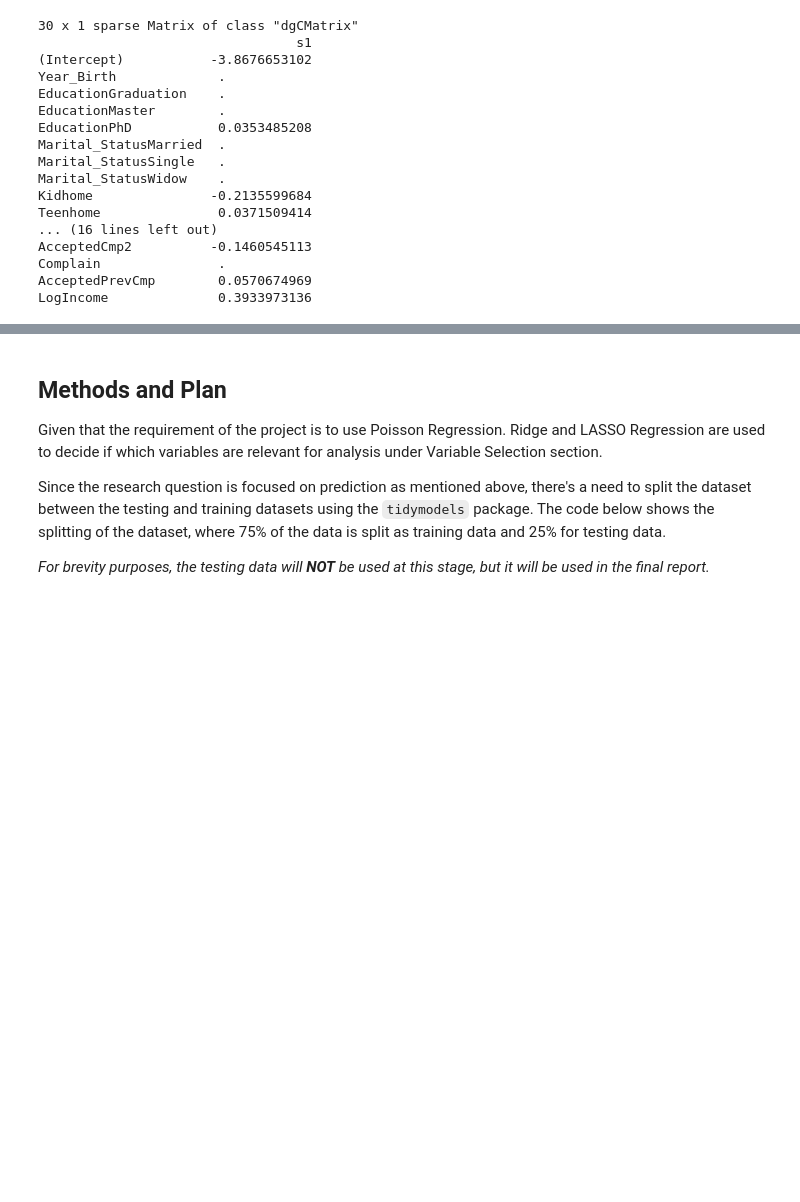
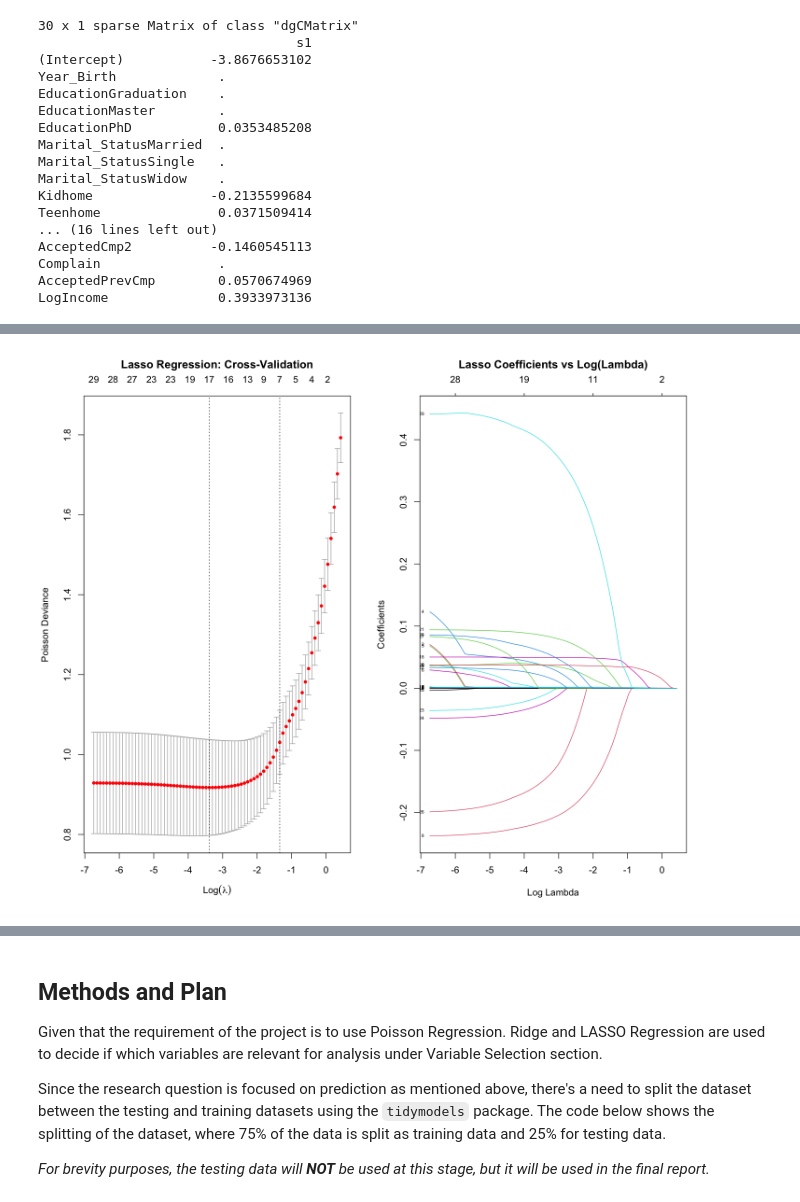
Before and after one commit to DrakenRaptor/STAT301_ProjectGrp26, a Jupyter notebook: STAT301 Grp 26 Project Final.ipynb, the cells around one changed output, grey strips where cells are left out. Cells and saved outputs as stored; diff of their text form; code cells hidden in the pictures; blank space fills up the shorter version.

Commit message:
LASSO regression done wtih some explanation.

```diff
--- a/STAT301 Grp 26 Project Final.ipynb
+++ b/STAT301 Grp 26 Project Final.ipynb
@@ -513,0 +519,15 @@ LogIncome              0.3933973136
+# %%
+# Main Developer: Eaven
+
+# Set up a plotting layout
+par(mfrow = c(1, 2))  # 1 row, 2 columns
+
+# Plot cross-validation results for LASSO
+plot(lasso_model)
+title("Lasso Regression: Cross-Validation", line = 2.5)
+
+# Plot coefficient shrinkage against log(lambda)
+plot(lasso_model$glmnet.fit, xvar = "lambda", label = TRUE)
+title("Lasso Coefficients vs Log(Lambda)", line = 2.5)
+# %% [output]
+[figure, added]
```
Also changed, not shown: parts of 6 cells of this notebook.
